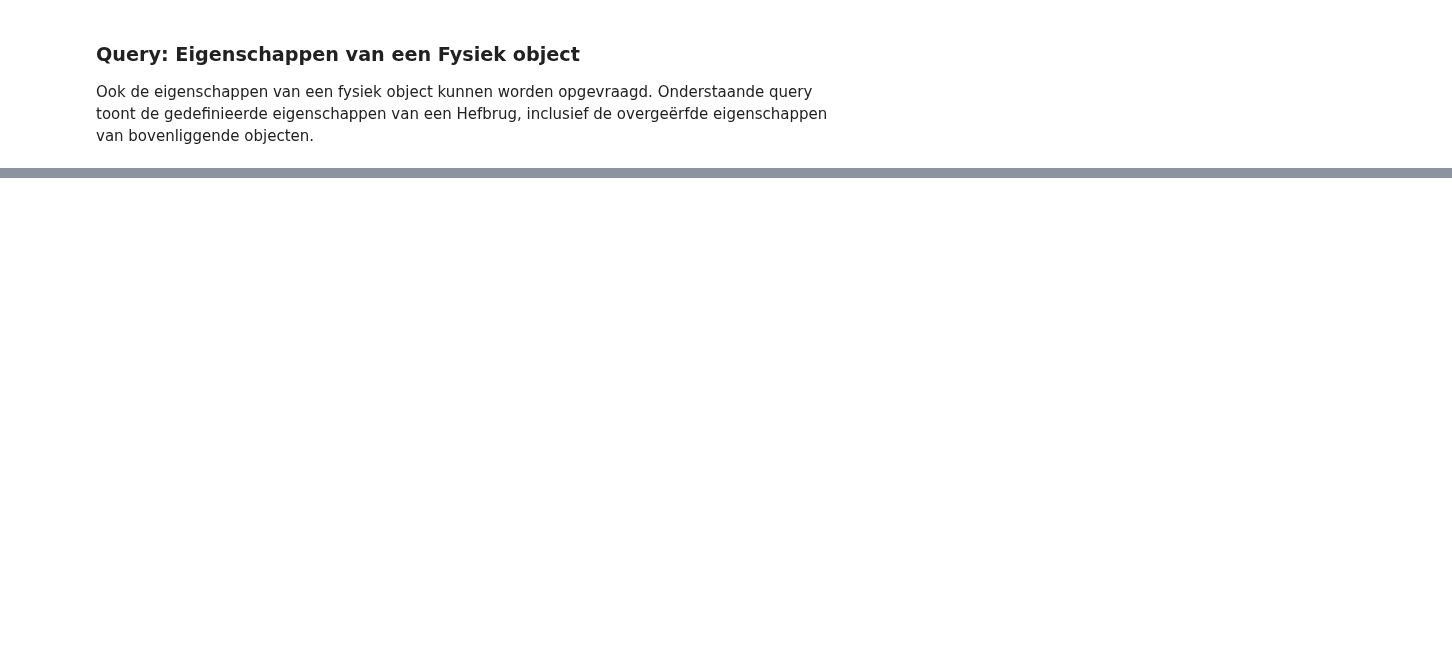
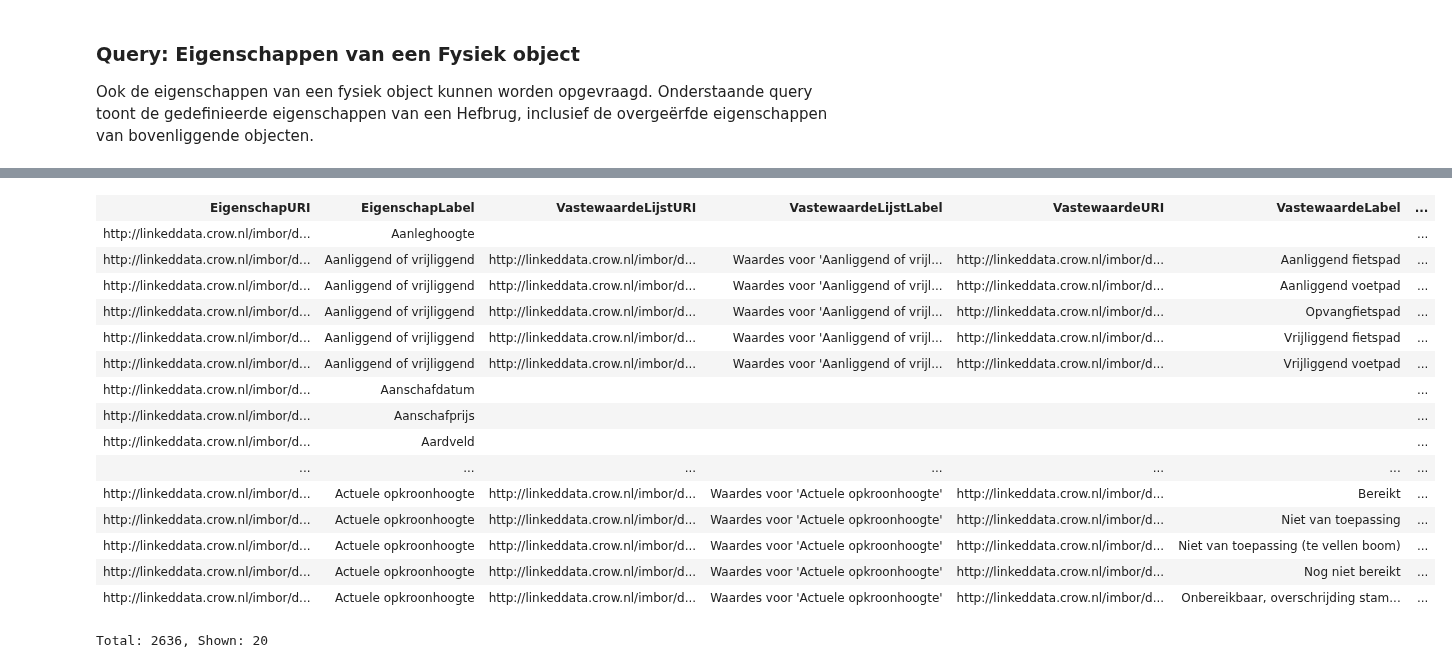
Before and after one commit to Stichting-CROW/imbor, a Jupyter notebook: docs/SPARQL-voorbeelden.ipynb, the cells around one changed output, grey strips where cells are left out. Saved outputs shown, nothing was run; the diff lists cells and outputs as text; code cells hidden in the pictures; blank space fills up the shorter version.

```diff
--- a/docs/SPARQL-voorbeelden.ipynb
+++ b/docs/SPARQL-voorbeelden.ipynb
@@ -118,0 +167,53 @@ Onderstaande query toont de gedefinieerde eigenschappen van een Hefbrug, inclusi
+# %%
+PREFIX sh: <http://www.w3.org/ns/shacl#>
+PREFIX skos: <http://www.w3.org/2004/02/skos/core#>
+PREFIX owl: <http://www.w3.org/2002/07/owl#>
+PREFIX nta8035: <https://w3id.org/def/basicsemantics-owl#>
+
+SELECT ?EigenschapURI ?EigenschapLabel ?VastewaardeLijstURI ?VastewaardeLijstLabel ?VastewaardeURI ?VastewaardeLabel ?Eenheid ?Grootheid
+WHERE {{
+# Selecteer alle SHACL property shapes ...
+    	?SHACLPropertyShape a sh:PropertyShape .
+# ... met een relatie naar een eigenschap ...
+        ?SHACLPropertyShape sh:path ?EigenschapURI .
+    		?EigenschapURI skos:prefLabel ?EigenschapLabel .
+# ... van het type ObjectProperty (dus met vastewaardelijst).
+        	?EigenschapURI a owl:ObjectProperty .
+		}
+# Maar ook alle SHACL property shapes van het type DatatypeProperty (dus met eenheid) ...
+UNION {
+    	?SHACLPropertyShape a sh:PropertyShape .
+    	?SHACLPropertyShape sh:path ?EigenschapURI .
+    		?EigenschapURI skos:prefLabel ?EigenschapLabel .
+   		?EigenschapURI a owl:DatatypeProperty .
+      }
+# ... en laat dan waar mogelijk de vastewaardelijsten zien, met hun waarden ...
+OPTIONAL {   ?SHACLPropertyShape sh:class ?VastewaardeLijstURI .
+					?VastewaardeLijstURI skos:prefLabel ?VastewaardeLijstLabel .
+					?VastewaardeURI a ?VastewaardeLijstURI .
+    				?VastewaardeURI skos:prefLabel ?VastewaardeLabel
+   		 }
+# ... en laat dan waar mogelijk de eenheden en eenheid soorten zien.
+OPTIONAL {   ?EigenschapURI nta8035:unit ?Eenheid ;
+                            nta8035:quantityKind ?Grootheid.
+		 }
+}
+ORDER BY ?EigenschapLabel ?VastewaardeLijstLabel ?VastewaardeLabel ?Eenheid ?EenheidSoort
+# %% [output]
+| EigenschapURI | EigenschapLabel | VastewaardeLijstURI | VastewaardeLijstLabel | VastewaardeURI | VastewaardeLabel | ... |
+| http://linkeddata.crow.nl/imbor/d... | Aanleghoogte |  |  |  |  | ... |
+| http://linkeddata.crow.nl/imbor/d... | Aanliggend of vrijliggend | http://linkeddata.crow.nl/imbor/d... | Waardes voor 'Aanliggend of vrijl... | http://linkeddata.crow.nl/imbor/d... | Aanliggend fietspad | ... |
+| http://linkeddata.crow.nl/imbor/d... | Aanliggend of vrijliggend | http://linkeddata.crow.nl/imbor/d... | Waardes voor 'Aanliggend of vrijl... | http://linkeddata.crow.nl/imbor/d... | Aanliggend voetpad | ... |
+| http://linkeddata.crow.nl/imbor/d... | Aanliggend of vrijliggend | http://linkeddata.crow.nl/imbor/d... | Waardes voor 'Aanliggend of vrijl... | http://linkeddata.crow.nl/imbor/d... | Opvangfietspad | ... |
+| http://linkeddata.crow.nl/imbor/d... | Aanliggend of vrijliggend | http://linkeddata.crow.nl/imbor/d... | Waardes voor 'Aanliggend of vrijl... | http://linkeddata.crow.nl/imbor/d... | Vrijliggend fietspad | ... |
+| http://linkeddata.crow.nl/imbor/d... | Aanliggend of vrijliggend | http://linkeddata.crow.nl/imbor/d... | Waardes voor 'Aanliggend of vrijl... | http://linkeddata.crow.nl/imbor/d... | Vrijliggend voetpad | ... |
+| http://linkeddata.crow.nl/imbor/d... | Aanschafdatum |  |  |  |  | ... |
+| http://linkeddata.crow.nl/imbor/d... | Aanschafprijs |  |  |  |  | ... |
+| http://linkeddata.crow.nl/imbor/d... | Aardveld |  |  |  |  | ... |
+| ... | ... | ... | ... | ... | ... | ... |
+| http://linkeddata.crow.nl/imbor/d... | Actuele opkroonhoogte | http://linkeddata.crow.nl/imbor/d... | Waardes voor 'Actuele opkroonhoogte' | http://linkeddata.crow.nl/imbor/d... | Bereikt | ... |
+| http://linkeddata.crow.nl/imbor/d... | Actuele opkroonhoogte | http://linkeddata.crow.nl/imbor/d... | Waardes voor 'Actuele opkroonhoogte' | http://linkeddata.crow.nl/imbor/d... | Niet van toepassing | ... |
+| http://linkeddata.crow.nl/imbor/d... | Actuele opkroonhoogte | http://linkeddata.crow.nl/imbor/d... | Waardes voor 'Actuele opkroonhoogte' | http://linkeddata.crow.nl/imbor/d... | Niet van toepassing (te vellen boom) | ... |
+| http://linkeddata.crow.nl/imbor/d... | Actuele opkroonhoogte | http://linkeddata.crow.nl/imbor/d... | Waardes voor 'Actuele opkroonhoogte' | http://linkeddata.crow.nl/imbor/d... | Nog niet bereikt | ... |
+| http://linkeddata.crow.nl/imbor/d... | Actuele opkroonhoogte | http://linkeddata.crow.nl/imbor/d... | Waardes voor 'Actuele opkroonhoogte' | http://linkeddata.crow.nl/imbor/d... | Onbereikbaar, overschrijding stam... | ... |
+Total: 2636, Shown: 20
```
Also changed, not shown: parts of 15 cells of this notebook.
